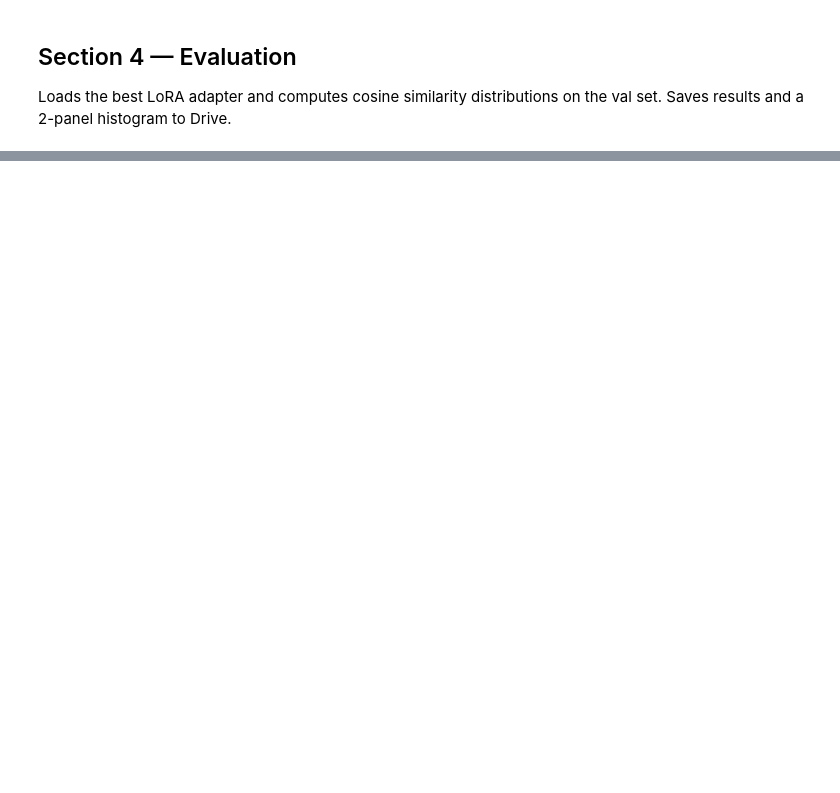
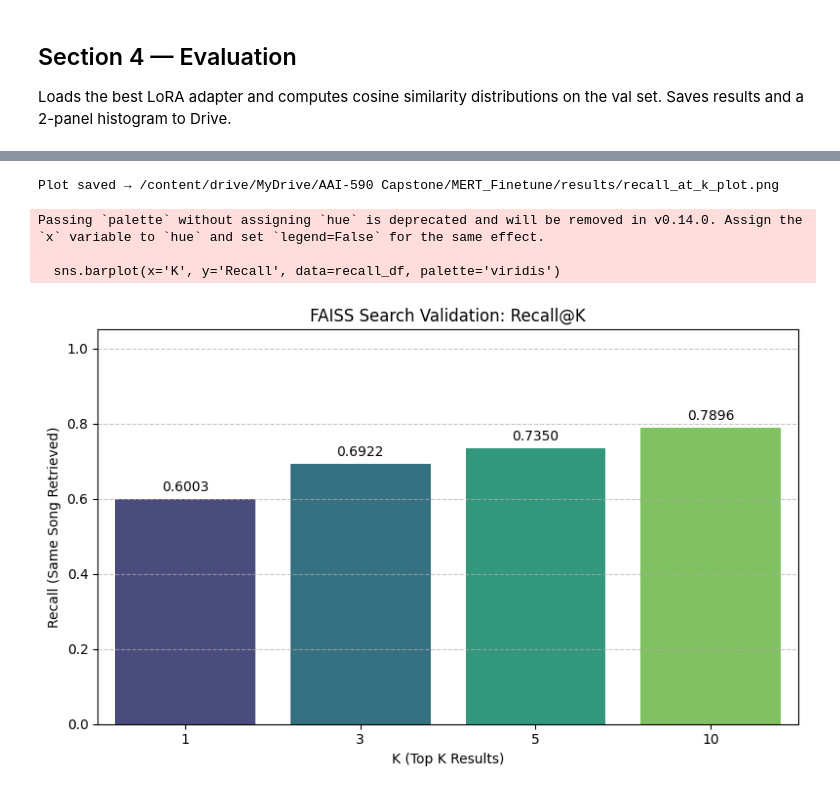
Before and after one commit to mperumal-usd/capstone_team_3, a Jupyter notebook: notebooks/COLAB_MERT_Finetune_v3.ipynb, the cells around one changed output, grey strips where cells are left out. Saved outputs shown, nothing was run; the diff lists cells and outputs as text; code cells hidden in the pictures; blank space fills up the shorter version.

```diff
--- a/notebooks/COLAB_MERT_Finetune_v3.ipynb
+++ b/notebooks/COLAB_MERT_Finetune_v3.ipynb
@@ -560,0 +826,34 @@ Eval results saved → /content/drive/MyDrive/AAI-590 Capstone/MERT_Finetune/res
+# %%
+import matplotlib.pyplot as plt
+import seaborn as sns
+import os
+
+# Create a bar plot for Recall@K
+plt.figure(figsize=(8, 5))
+sns.barplot(x='K', y='Recall', data=recall_df, palette='viridis')
+
+# Add labels and title
+plt.title('FAISS Search Validation: Recall@K')
+plt.xlabel('K (Top K Results)')
+plt.ylabel('Recall (Same Song Retrieved)')
+plt.ylim(0, 1.05)  # Recall ranges from 0 to 1
+
+# Add text annotations on top of the bars
+for index, row in recall_df.iterrows():
+    plt.text(index, row.Recall + 0.02, f"{row.Recall:.4f}", color='black', ha="center")
+
+plt.grid(axis='y', linestyle='--', alpha=0.7)
+plt.tight_layout()
+
+# Save the plot to Google Drive
+RECALL_PLOT_PATH = os.path.join(DRIVE_BASE, "results", "recall_at_k_plot.png")
+plt.savefig(RECALL_PLOT_PATH, dpi=150)
+print(f"Plot saved → {RECALL_PLOT_PATH}")
+
+plt.show()
+# %% [output]
+Plot saved → /content/drive/MyDrive/AAI-590 Capstone/MERT_Finetune/results/recall_at_k_plot.png
+Passing `palette` without assigning `hue` is deprecated and will be removed in v0.14.0. Assign the `x` variable to `hue` and set `legend=False` for the same effect.
+
+  sns.barplot(x='K', y='Recall', data=recall_df, palette='viridis')
+[figure, added]
```
Also changed, not shown: parts of 22 cells of this notebook.
